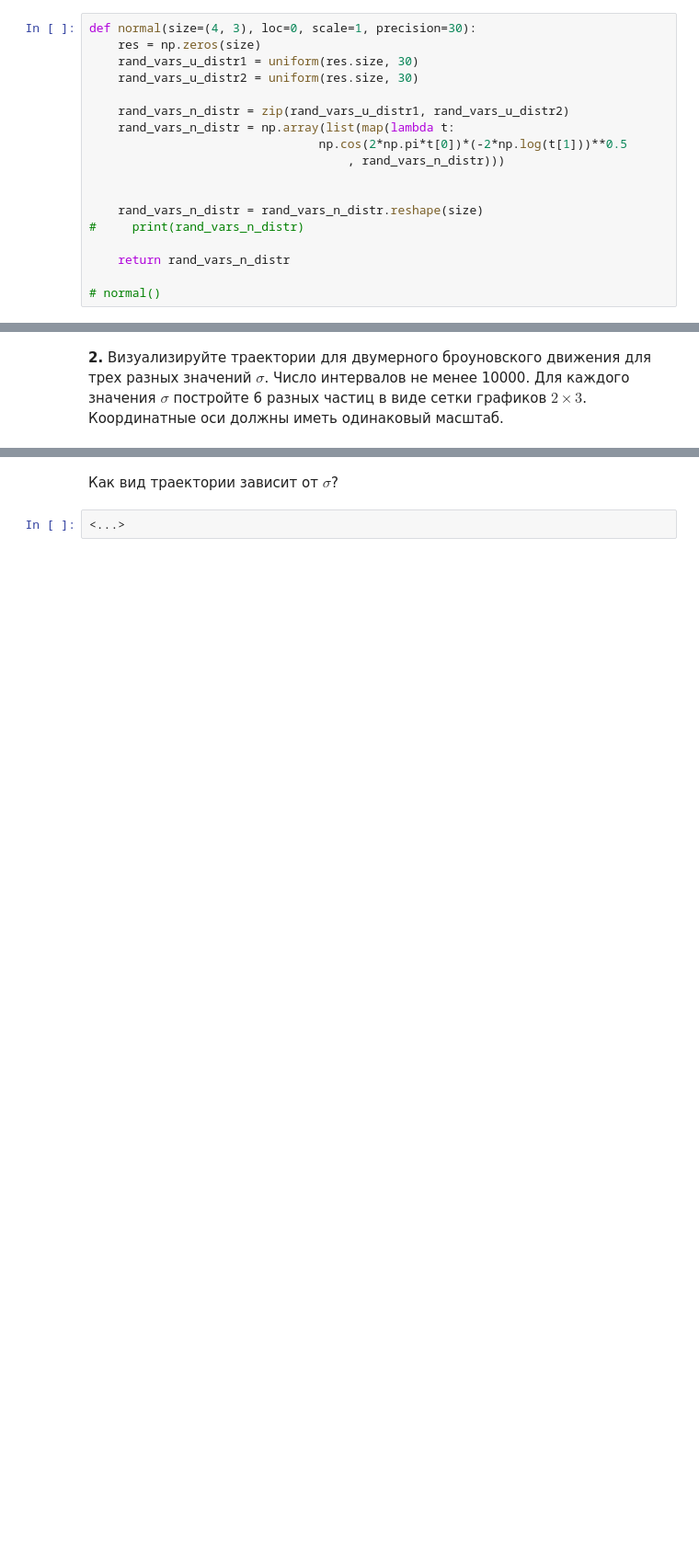
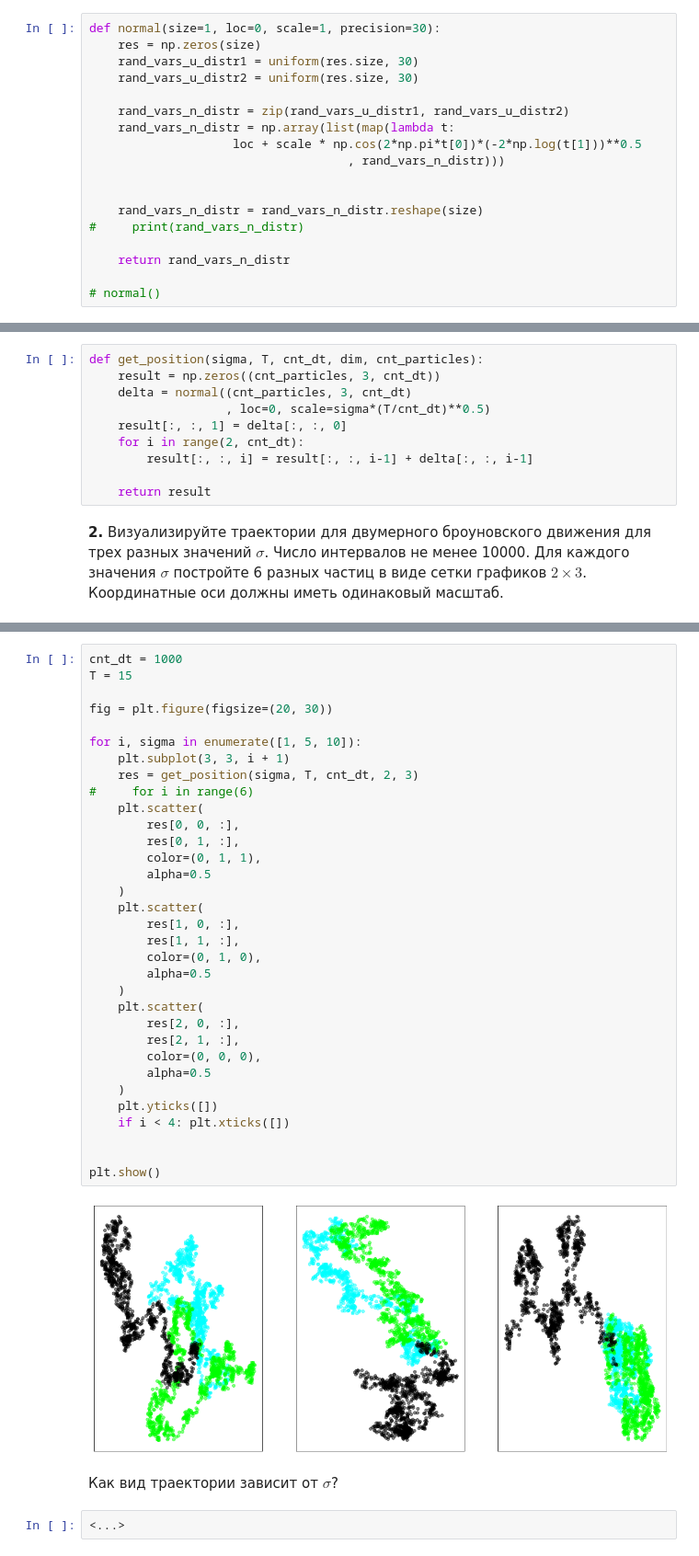
Before and after one commit to 15Andrew43/data-analysis-python, a Jupyter notebook: task1/task1.ipynb, the cells around one changed output, grey strips where cells are left out. Shown at 92% size. Saved outputs shown, nothing was run; the diff lists cells and outputs as text; blank space fills up the shorter version.

```diff
--- a/task1/task1.ipynb
+++ b/task1/task1.ipynb
@@ -162,14 +160,14 @@ plt.show()
 
 Реализация должна быть без циклов. В качестве параметра `size` может быть как число, так и объект `tuple` любой размерности. Желательно использовать как можно меньше бросков монеты. Можно использовать реализованную ранее функцию `uniform`.
 # %%
-def normal(size=(4, 3), loc=0, scale=1, precision=30):
+def normal(size=1, loc=0, scale=1, precision=30):
     res = np.zeros(size)
     rand_vars_u_distr1 = uniform(res.size, 30)
     rand_vars_u_distr2 = uniform(res.size, 30)
 
     rand_vars_n_distr = zip(rand_vars_u_distr1, rand_vars_u_distr2)
     rand_vars_n_distr = np.array(list(map(lambda t:
-                                np.cos(2*np.pi*t[0])*(-2*np.log(t[1]))**0.5
+                    loc + scale * np.cos(2*np.pi*t[0])*(-2*np.log(t[1]))**0.5
                                     , rand_vars_n_distr)))
 
 
@@ -367,3 +365,13 @@ def matrix_multiplication(A, B):
+# %%
+def get_position(sigma, T, cnt_dt, dim, cnt_particles):
+    result = np.zeros((cnt_particles, 3, cnt_dt))
+    delta = normal((cnt_particles, 3, cnt_dt)
+                   , loc=0, scale=sigma*(T/cnt_dt)**0.5)
+    result[:, :, 1] = delta[:, :, 0]
+    for i in range(2, cnt_dt):
+        result[:, :, i] = result[:, :, i-1] + delta[:, :, i-1]
+
+    return result
 # %% [markdown]
 **2.**
 Визуализируйте траектории для двумерного броуновского движения для трех разных значений $\sigma$. Число интервалов не менее 10000. Для каждого значения $\sigma$ постройте 6 разных частиц в виде сетки графиков $2 \times 3$. Координатные оси должны иметь одинаковый масштаб.
@@ -372,3 +378,38 @@ def matrix_multiplication(A, B):
+# %%
+cnt_dt = 1000
+T = 15
+
+fig = plt.figure(figsize=(20, 30))
+
+for i, sigma in enumerate([1, 5, 10]):
+    plt.subplot(3, 3, i + 1)
+    res = get_position(sigma, T, cnt_dt, 2, 3)
+#     for i in range(6)
+    plt.scatter(
+        res[0, 0, :],
+        res[0, 1, :],
+        color=(0, 1, 1),
+        alpha=0.5
+    )
+    plt.scatter(
+        res[1, 0, :],
+        res[1, 1, :],
+        color=(0, 1, 0),
+        alpha=0.5
+    )
+    plt.scatter(
+        res[2, 0, :],
+        res[2, 1, :],
+        color=(0, 0, 0),
+        alpha=0.5
+    )
+    plt.yticks([])
+    if i < 4: plt.xticks([])
+
+
+plt.show()
+# %% [output]
+[figure, added]
 # %% [markdown]
 Как вид траектории зависит от $\sigma$?
 # %%
```
Also changed, not shown: parts of 12 cells of this notebook.
